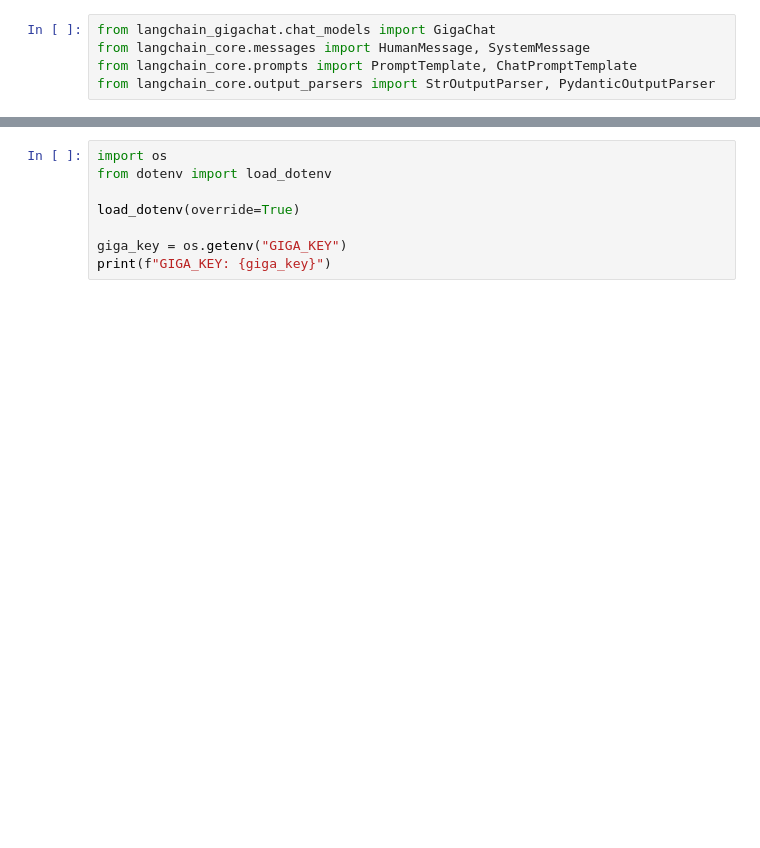
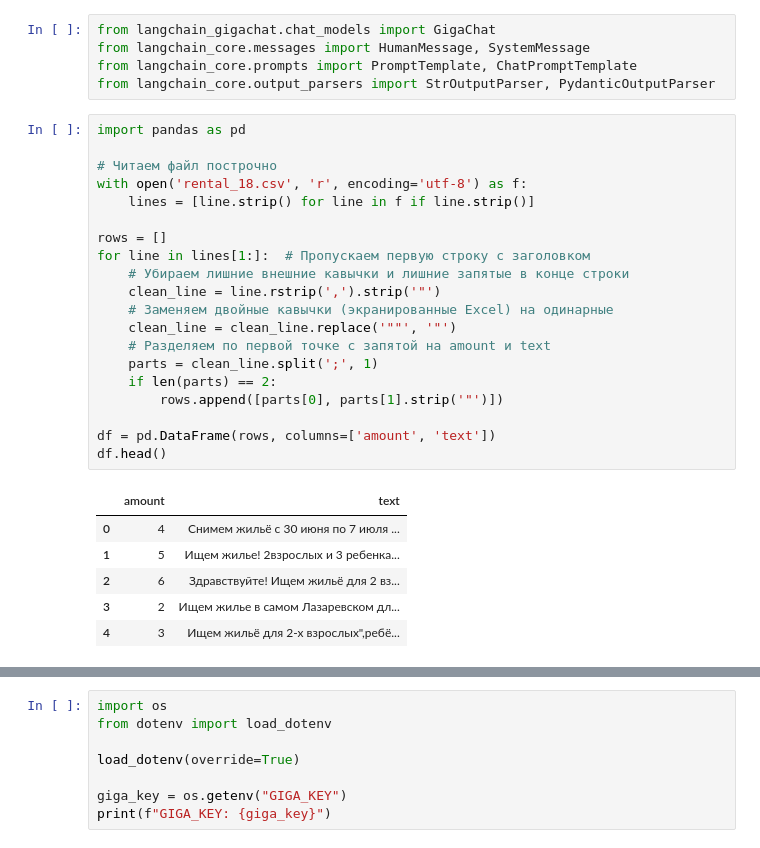
Before and after one commit to keptoch/intro-profession, a Jupyter notebook: llm_demo.ipynb, the cells around one changed output, grey strips where cells are left out. Saved outputs shown, nothing was run; the diff lists cells and outputs as text; blank space fills up the shorter version.

```diff
--- a/llm_demo.ipynb
+++ b/llm_demo.ipynb
@@ -3,3 +3,30 @@ from langchain_gigachat.chat_models import GigaChat
 from langchain_core.messages import HumanMessage, SystemMessage
 from langchain_core.prompts import PromptTemplate, ChatPromptTemplate
 from langchain_core.output_parsers import StrOutputParser, PydanticOutputParser
+# %%
+import pandas as pd
+
+# Читаем файл построчно
+with open('rental_18.csv', 'r', encoding='utf-8') as f:
+    lines = [line.strip() for line in f if line.strip()]
+
+rows = []
+for line in lines[1:]:  # Пропускаем первую строку с заголовком
+    # Убираем лишние внешние кавычки и лишние запятые в конце строки
+    clean_line = line.rstrip(',').strip('"')
+    # Заменяем двойные кавычки (экранированные Excel) на одинарные
+    clean_line = clean_line.replace('""', '"')
+    # Разделяем по первой точке с запятой на amount и text
+    parts = clean_line.split(';', 1)
+    if len(parts) == 2:
+        rows.append([parts[0], parts[1].strip('"')])
+
+df = pd.DataFrame(rows, columns=['amount', 'text'])
+df.head()
+# %% [output]
+|  | amount | text |
+| 0 | 4 | Снимем жильё с 30 июня по 7 июля ... |
+| 1 | 5 | Ищем жилье! 2взрослых и 3 ребенка... |
+| 2 | 6 | Здравствуйте! Ищем жильё для 2 вз... |
+| 3 | 2 | Ищем жилье в самом Лазаревском дл... |
+| 4 | 3 | Ищем жильё для 2-х взрослых",ребё... |
```
Also changed, not shown: parts of 8 cells of this notebook.
